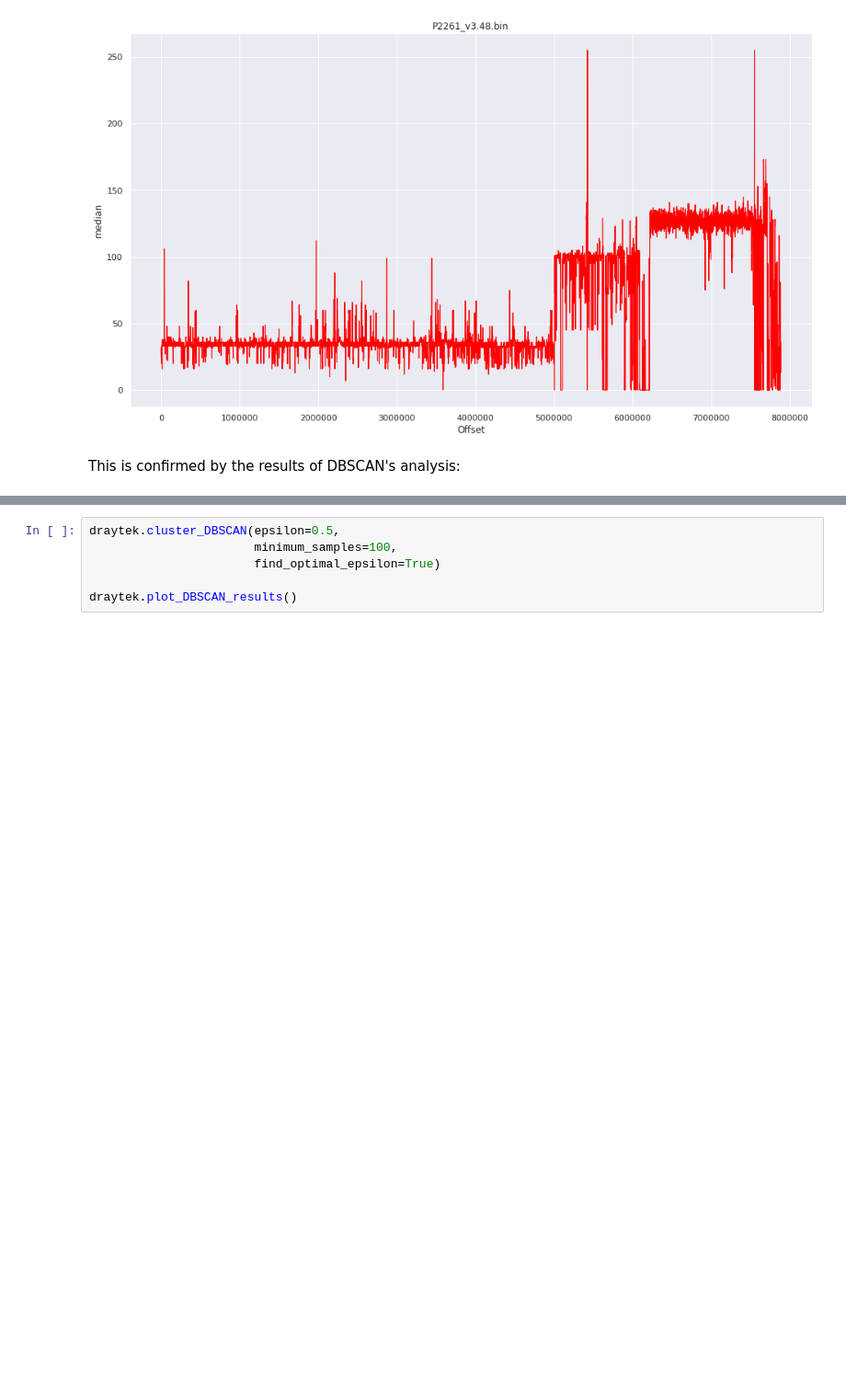
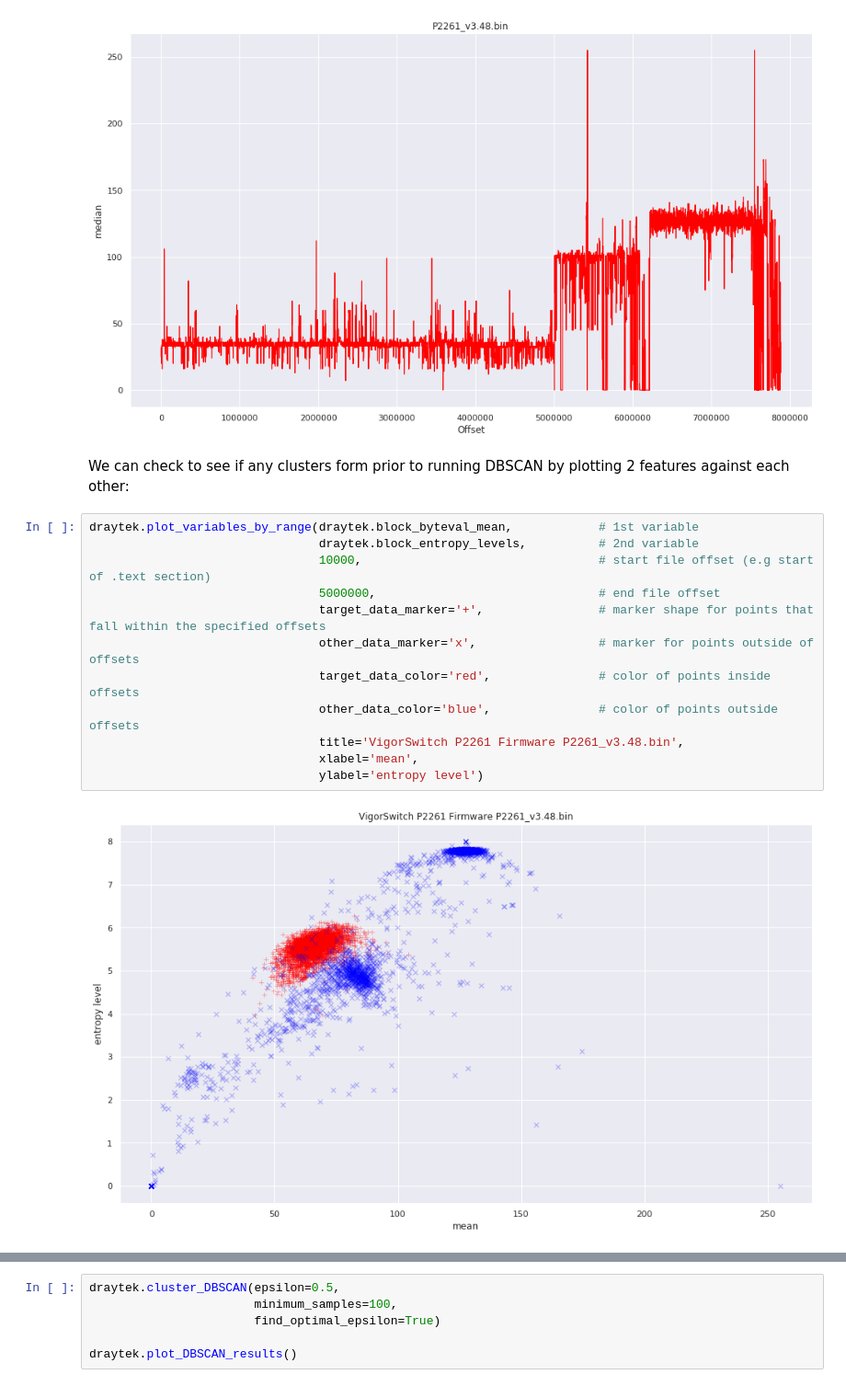
Before and after one commit to BinaryResearch/centrifuge-toolkit, a Jupyter notebook: notebooks/Analyzing Firmware with Centrifuge.ipynb, the cells around one changed output, grey strips where cells are left out. Shown at 92% size. Cells and saved outputs as stored; diff of their text form; blank space fills up the shorter version.

Commit message:
added some plots

```diff
--- a/notebooks/Analyzing Firmware with Centrifuge.ipynb
+++ b/notebooks/Analyzing Firmware with Centrifuge.ipynb
@@ -91,5 +91,19 @@ A plot of the medians reveals at least 3 distinct types of information:
 draytek.plot_file_feature("median", "red")
 # %% [output]
 [figure]
-# %% [markdown]
-This is confirmed by the results of DBSCAN's analysis:
+# %% [markdown]
+We can check to see if any clusters form prior to running DBSCAN by plotting 2 features against each other:
+# %%
+draytek.plot_variables_by_range(draytek.block_byteval_mean,            # 1st variable
+                                draytek.block_entropy_levels,          # 2nd variable
+                                10000,                                 # start file offset (e.g start of .text section)
+                                5000000,                               # end file offset
+                                target_data_marker='+',                # marker shape for points that fall within the specified offsets
+                                other_data_marker='x',                 # marker for points outside of offsets
+                                target_data_color='red',               # color of points inside offsets
+                                other_data_color='blue',               # color of points outside offsets
+                                title='VigorSwitch P2261 Firmware P2261_v3.48.bin',
+                                xlabel='mean',
+                                ylabel='entropy level')
+# %% [output]
+[figure, added]
```
Also changed, not shown: parts of 3 cells of this notebook.
